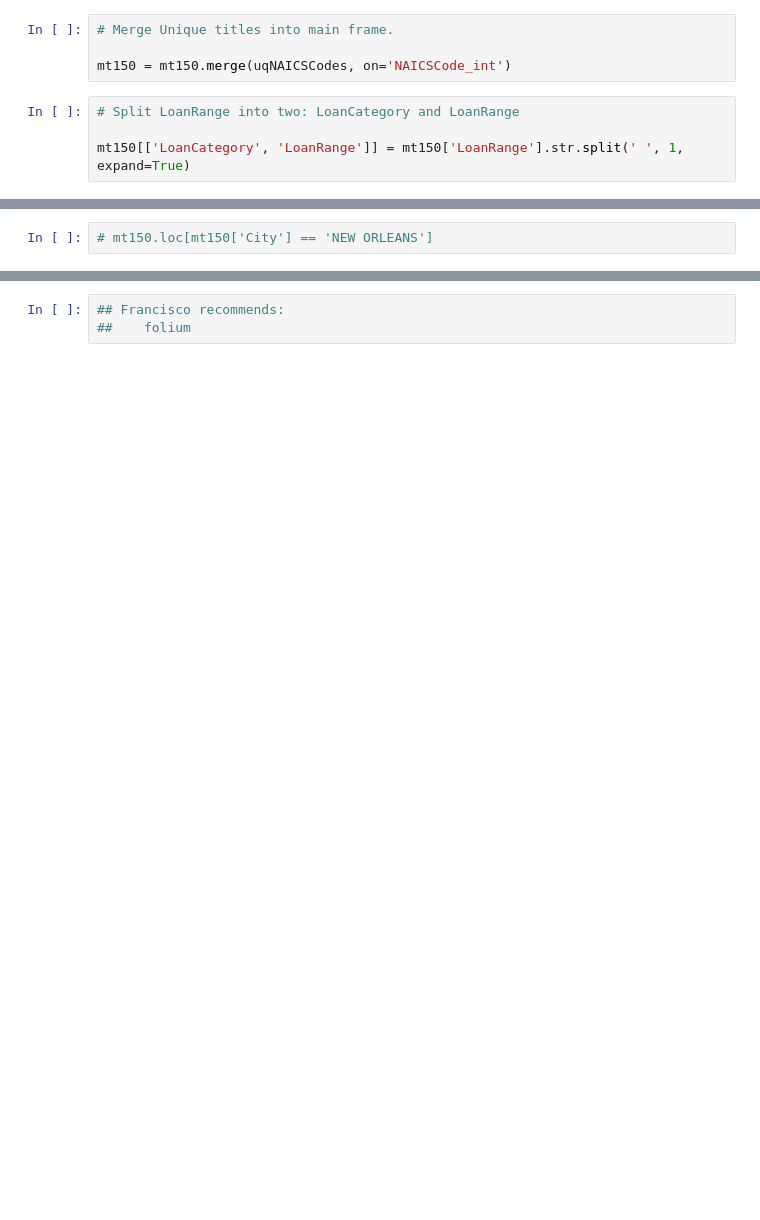
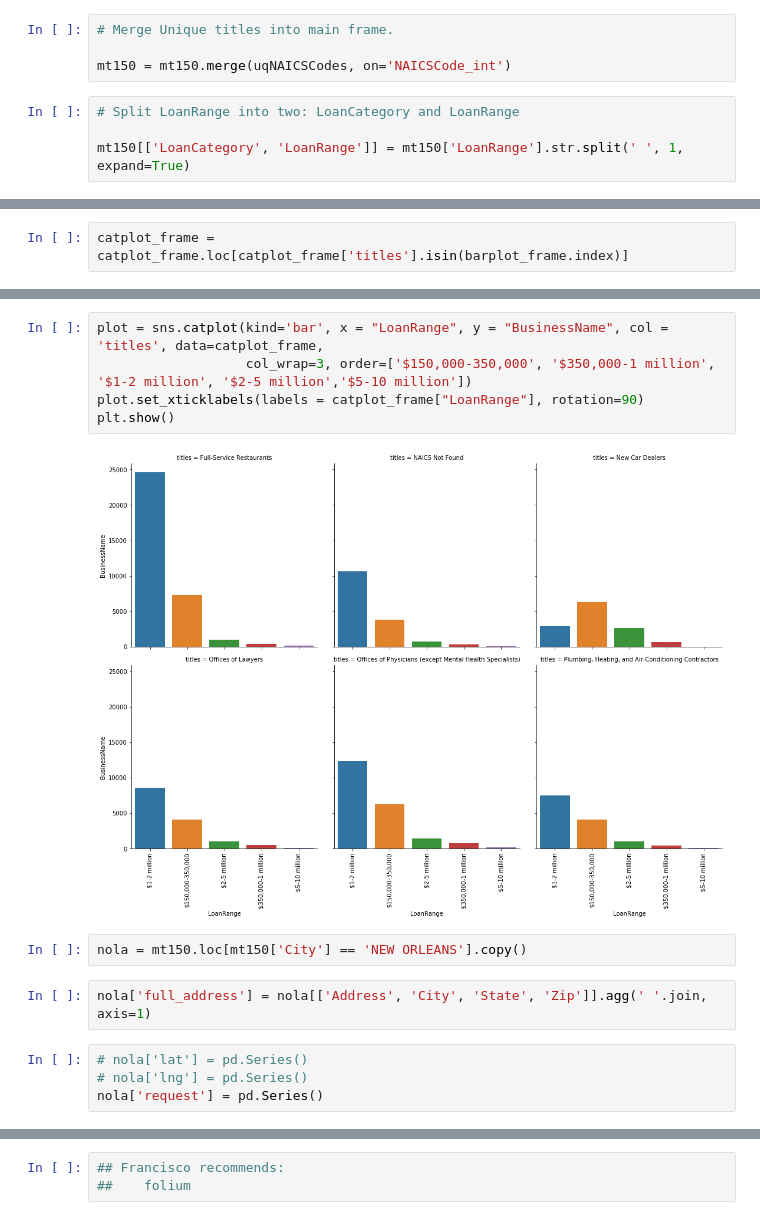
Before and after one commit to apedeaux/PPP, a Jupyter notebook: PPP-Under150.ipynb, the cells around one changed output, grey strips where cells are left out. Cells and saved outputs as stored; diff of their text form; blank space fills up the shorter version.

```diff
--- a/PPP-Under150.ipynb
+++ b/PPP-Under150.ipynb
@@ -104,0 +97,2 @@ catplot_frame.head()
+# %%
+catplot_frame = catplot_frame.loc[catplot_frame['titles'].isin(barplot_frame.index)]
@@ -105,2 +108,15 @@ catplot_frame.head()
+# %%
+plot = sns.catplot(kind='bar', x = "LoanRange", y = "BusinessName", col = 'titles', data=catplot_frame,
+                   col_wrap=3, order=['$150,000-350,000', '$350,000-1 million', '$1-2 million', '$2-5 million','$5-10 million'])
+plot.set_xticklabels(labels = catplot_frame["LoanRange"], rotation=90)
+plt.show()
+# %% [output]
+[figure, added]
 # %%
-# mt150.loc[mt150['City'] == 'NEW ORLEANS']
+nola = mt150.loc[mt150['City'] == 'NEW ORLEANS'].copy()
+# %%
+nola['full_address'] = nola[['Address', 'City', 'State', 'Zip']].agg(' '.join, axis=1)
+# %%
+# nola['lat'] = pd.Series()
+# nola['lng'] = pd.Series()
+nola['request'] = pd.Series()
```
Also changed, not shown: parts of 28 cells of this notebook, 1 other file.
